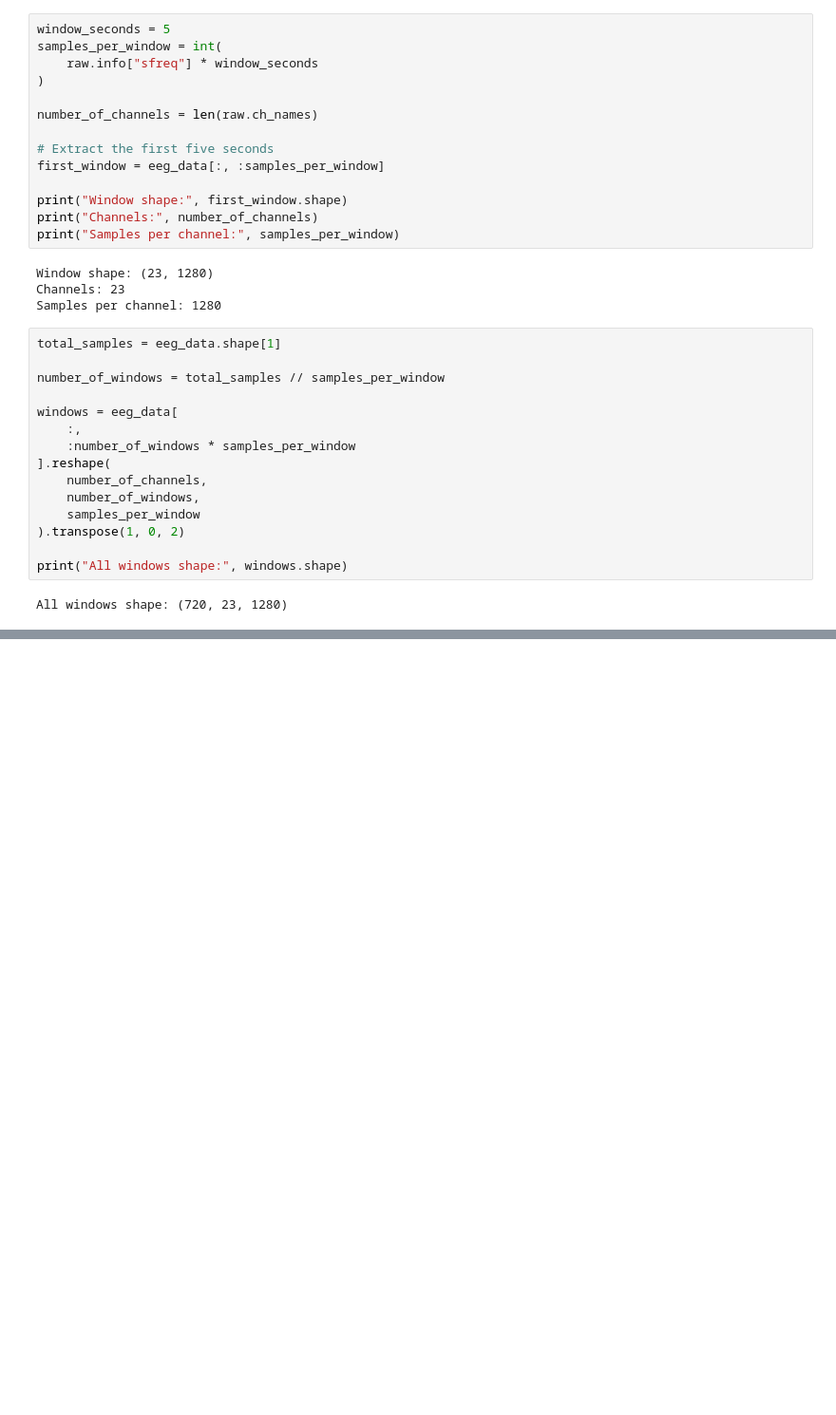
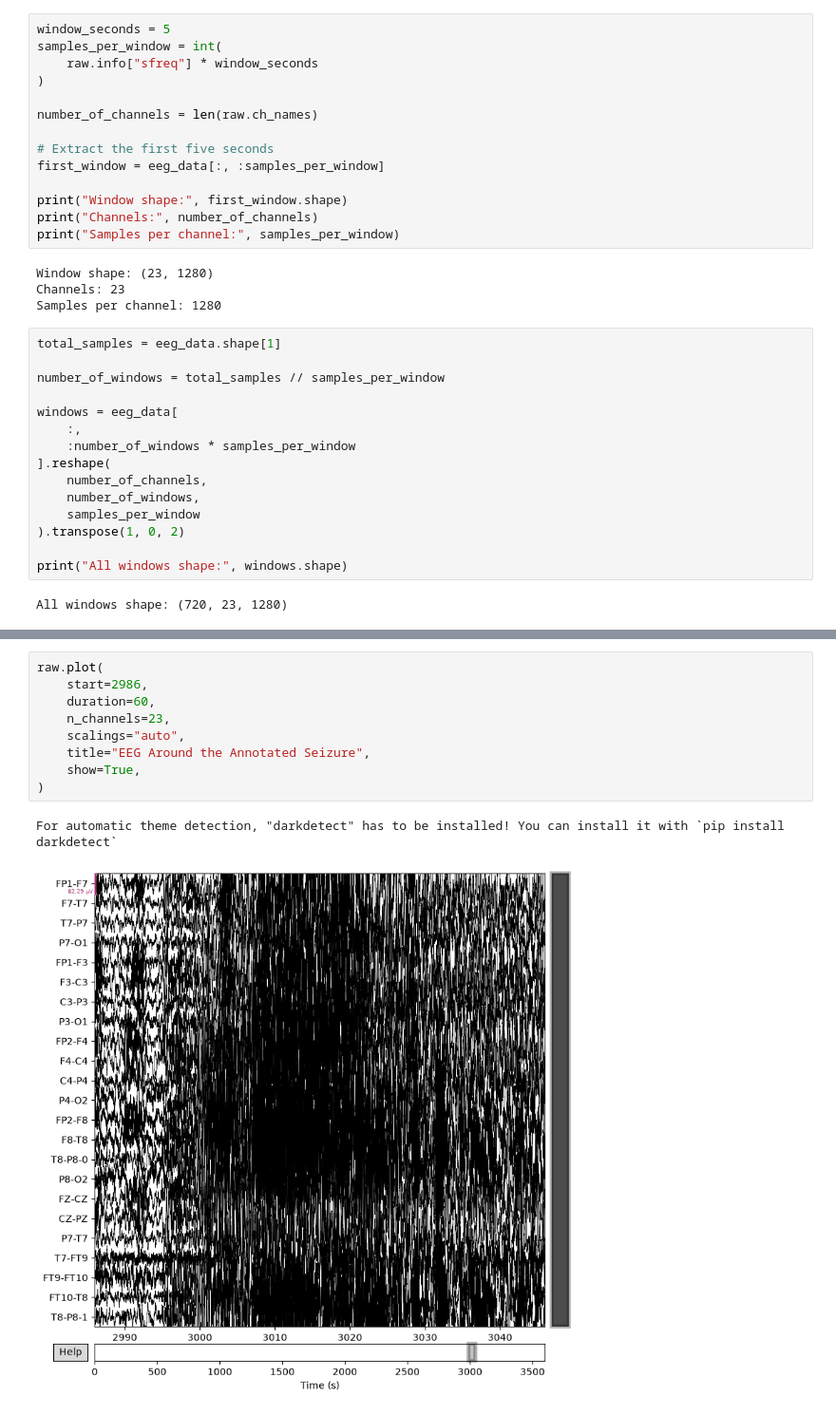
Before and after one commit to siddardha-007/visualizing-neural-storms, a Jupyter notebook: notebooks/01_loading.ipynb, the cells around one changed output, grey strips where cells are left out. Shown at 95% size. Cells and saved outputs as stored; diff of their text form; blank space fills up the shorter version.

```diff
--- a/notebooks/01_loading.ipynb
+++ b/notebooks/01_loading.ipynb
@@ -212,0 +243,12 @@ All windows shape: (720, 23, 1280)
+# %%
+raw.plot(
+    start=2986,
+    duration=60,
+    n_channels=23,
+    scalings="auto",
+    title="EEG Around the Annotated Seizure",
+    show=True,
+)
+# %% [output]
+For automatic theme detection, "darkdetect" has to be installed! You can install it with `pip install darkdetect`
+[figure, added]
```
Also changed, not shown: parts of 8 cells of this notebook.
